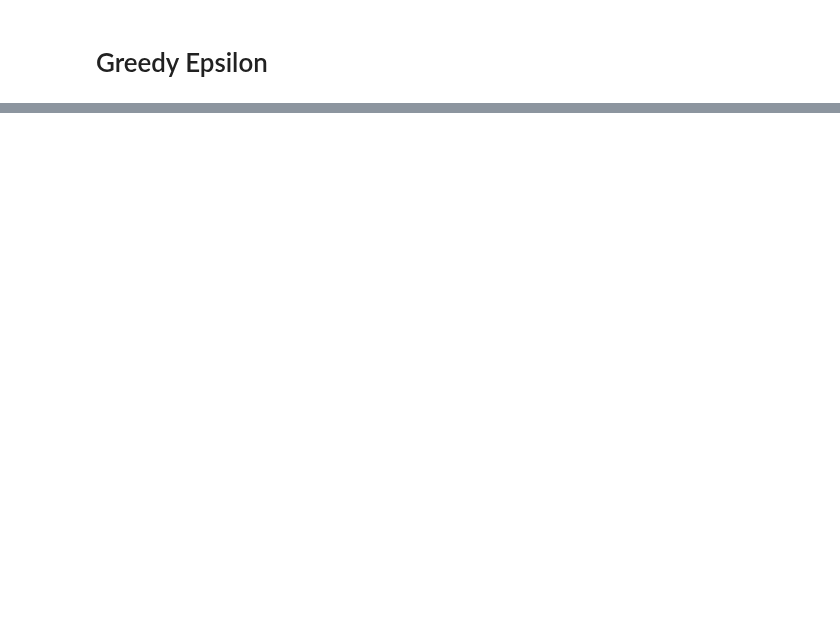
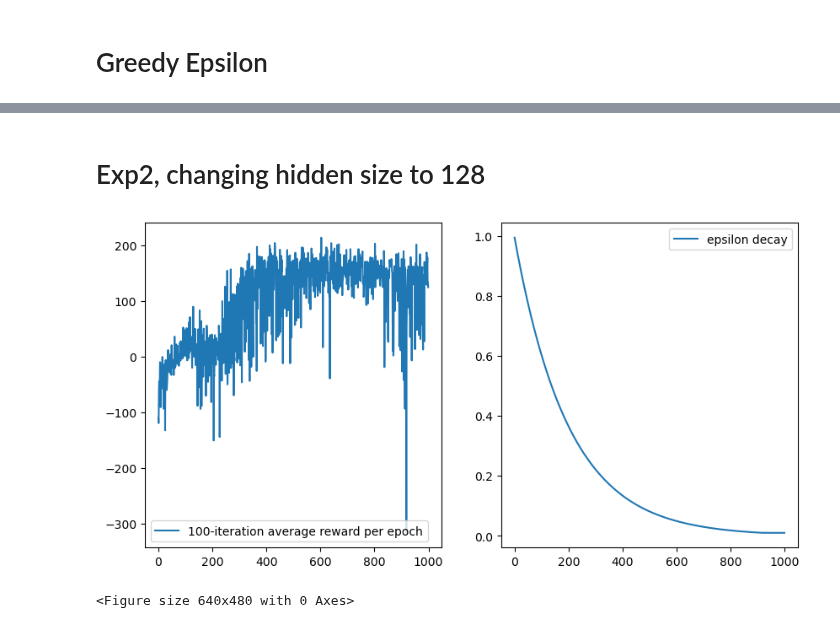
Before and after one commit to jameskn30/NLP_RNN, a Jupyter notebook: Reinforcement Learning/dqn/lunar.v5.ipynb, the cells around one changed output, grey strips where cells are left out. Drawn from its saved outputs; the diff is of its cells as text; code cells hidden in the pictures; blank space fills up the shorter version.

```diff
--- a/Reinforcement Learning/dqn/lunar.v5.ipynb
+++ b/Reinforcement Learning/dqn/lunar.v5.ipynb
@@ -195,15 +387,23 @@ explore =  1
+# %% [markdown]
+# Exp2, changing hidden size to 128
 # %%
 training_epochs = 1000
-max_step = 1000
 max_ep = 1.0
 min_ep = 0.01
 decay_ep =0.995
 seed = 0
 
+hidden_size = 128
 memory_cap = int(1e5)
 batch_size = 64
 
 lr = 5e-4
 gamma = 0.99
 tau = 1e-3
 c = 4
+plot_epsilon_decay(min_ep, max_ep, decay_ep, training_epochs, epsilon_linear_decay)
+
+tune(hidden_size, memory_cap, batch_size, training_epochs, min_ep, max_ep, decay_ep,gamma,epsilon_linear_decay, c, label = 'exp2', )
+# %% [output]
+[figure, added]
+<Figure size 640x480 with 0 Axes>
```
Also changed, not shown: parts of 18 cells of this notebook, 1 other file.
